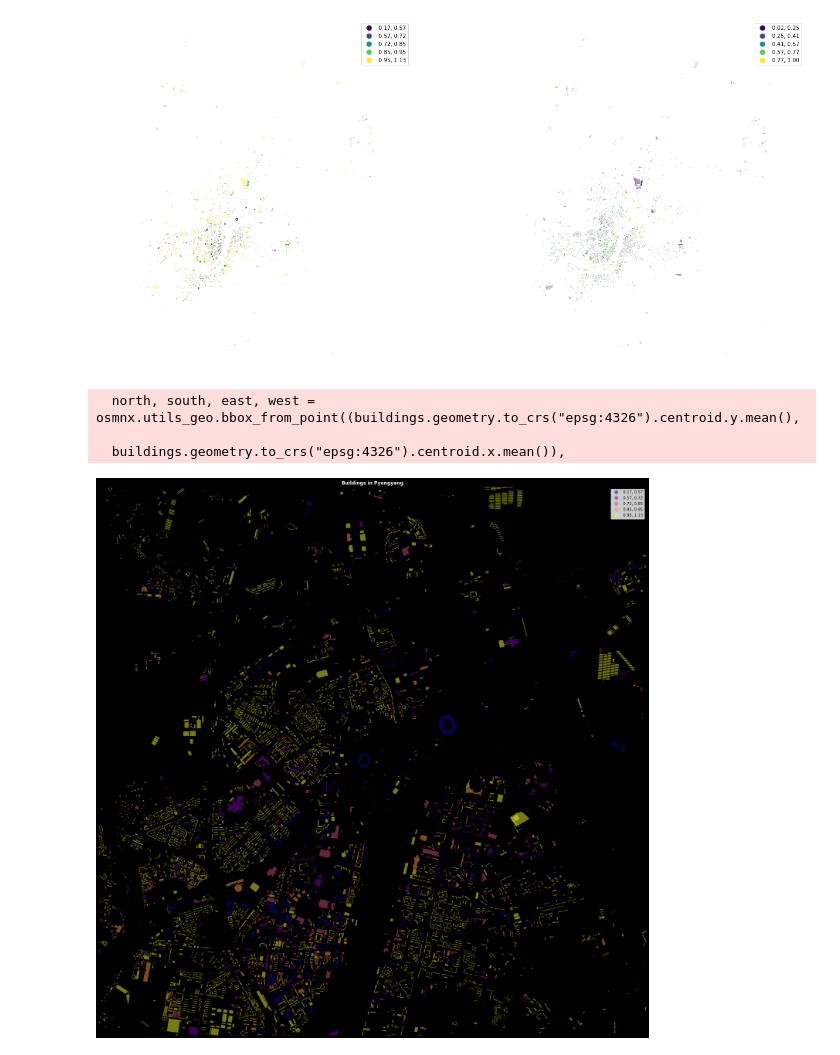
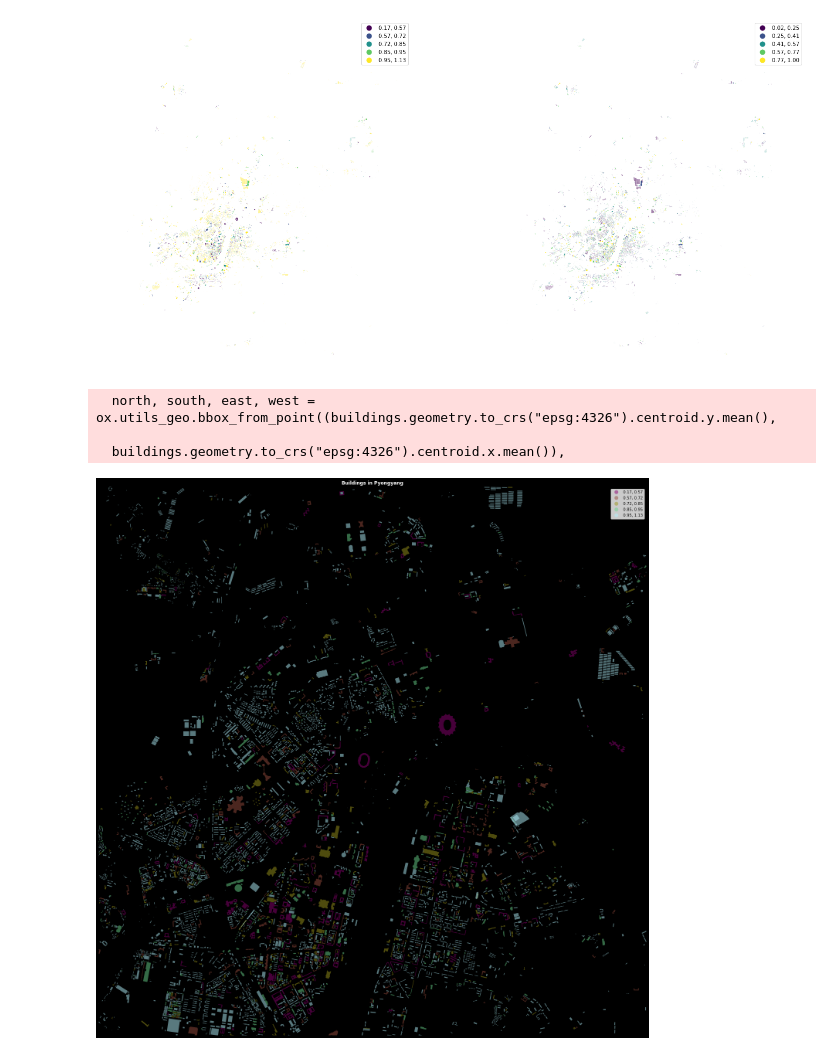
Before and after one commit to asrenninger/tinkering, a Jupyter notebook: python/mome.ipynb, the cells around one changed output. Cells and saved outputs as stored; diff of their text form; code cells hidden in the pictures.

Commit message:
MOMEPY

```diff
--- a/python/mome.ipynb
+++ b/python/mome.ipynb
@@ -23,9 +25,9 @@ buildings["uID"] = range(len(buildings))
 # %%
 osm_graph = osmnx.graph_from_place(place, network_type='drive')
 # %%
-osm_graph = osmnx.projection.project_graph(osm_graph, to_crs=local_crs)
+osm_graph = ox.projection.project_graph(osm_graph, to_crs=local_crs)
 # %%
-streets = osmnx.graph_to_gdfs(
+streets = ox.graph_to_gdfs(
     osm_graph,
     nodes=False,
     edges=True,
@@ -33,7 +35,7 @@ streets = osmnx.graph_to_gdfs(
     fill_edge_geometry=True
 )
 # %%
-streets = momepy.remove_false_nodes(streets)
+streets = mm.remove_false_nodes(streets)
 streets = streets[["geometry"]]
 streets["nID"] = range(len(streets))
 # %%
@@ -52,10 +54,10 @@ buildings["area"] = buildings.area
 tessellation["area"] = tessellation.area
 streets["length"] = streets.length
 # %%
-buildings['eri'] = momepy.EquivalentRectangularIndex(buildings).series
-buildings['elongation'] = momepy.Elongation(buildings).series
-tessellation['convexity'] = momepy.Convexity(tessellation).series
-streets["linearity"] = momepy.Linearity(streets).series
+buildings['eri'] = mm.EquivalentRectangularIndex(buildings).series
+buildings['elongation'] = mm.Elongation(buildings).series
+tessellation['convexity'] = mm.Convexity(tessellation).series
+streets["linearity"] = mm.Linearity(streets).series
 # %%
 fig, ax = plt.subplots(1, 2, figsize=(24, 12))
 
@@ -67,31 +69,33 @@ ax[1].set_axis_off()
 # %% [output]
 [figure]
 # %%
-import matplotlib.pyplot as plt
+from matplotlib.colors import LinearSegmentedColormap
+
+cm = LinearSegmentedColormap.from_list('testing', scico.hawaii, N=len(buildings.eri))
 
 fig, ax = plt.subplots(1, 1, figsize=(20, 20),
                        facecolor='k',
                        constrained_layout=True,
                        subplot_kw=dict(aspect='equal'))
 
-buildings.to_crs("epsg:4326").plot("eri", ax=ax, cmap='plasma', alpha=0.5, scheme="natural_breaks", legend=True)
+buildings.to_crs("epsg:4326").plot("eri", ax=ax, cmap=cm, alpha=0.5, scheme="natural_breaks", legend=True)
 
 ax.set_title("Buildings in Pyongyang", color='w', weight='bold')
 
-north, south, east, west = osmnx.utils_geo.bbox_from_point((buildings.geometry.to_crs("epsg:4326").centroid.y.mean(),
-                                                            buildings.geometry.to_crs("epsg:4326").centroid.x.mean()),
-                                                           dist=5000, project_utm=False, return_crs=False)
+north, south, east, west = ox.utils_geo.bbox_from_point((buildings.geometry.to_crs("epsg:4326").centroid.y.mean(),
+                                                         buildings.geometry.to_crs("epsg:4326").centroid.x.mean()),
+                                                         dist=5000, project_utm=False, return_crs=False)
 
 ax.set_ylim((south, north))
 ax.set_xlim((west, east))
 
 ax.margins(0)
 ax.axis('off')
 
 fig.savefig('urban-morphology-pyongyang-eri.png', facecolor=fig.get_facecolor(), dpi=300, bbox_inches='tight')
 # %% [output]
-  north, south, east, west = osmnx.utils_geo.bbox_from_point((buildings.geometry.to_crs("epsg:4326").centroid.y.mean(),
+  north, south, east, west = ox.utils_geo.bbox_from_point((buildings.geometry.to_crs("epsg:4326").centroid.y.mean(),
 
   buildings.geometry.to_crs("epsg:4326").centroid.x.mean()),
-[figure, old version]
+[figure, new version]
 # %%
```
Also changed, not shown: parts of 6 cells of this notebook.
